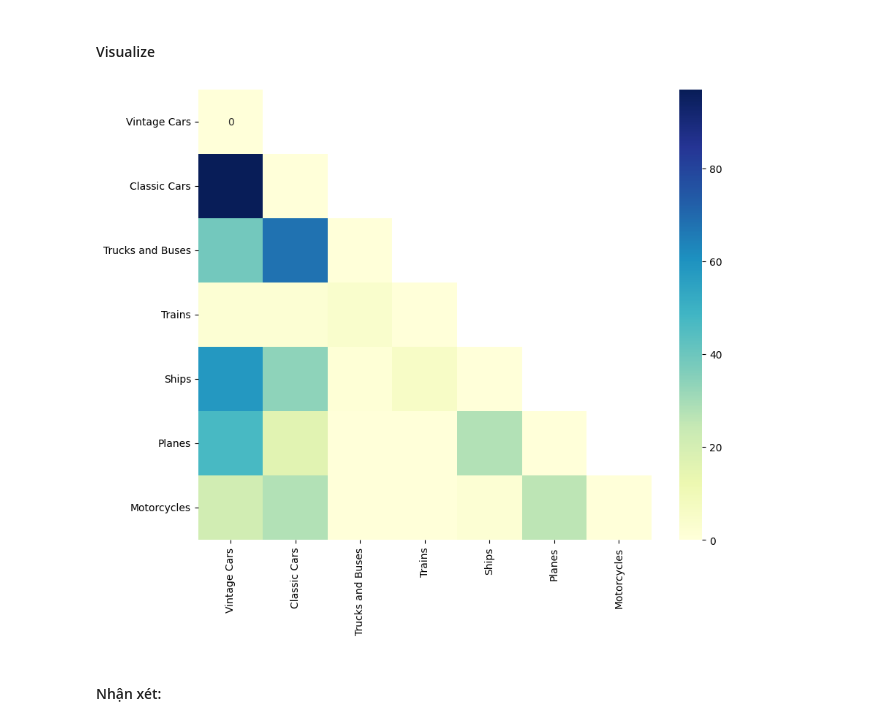
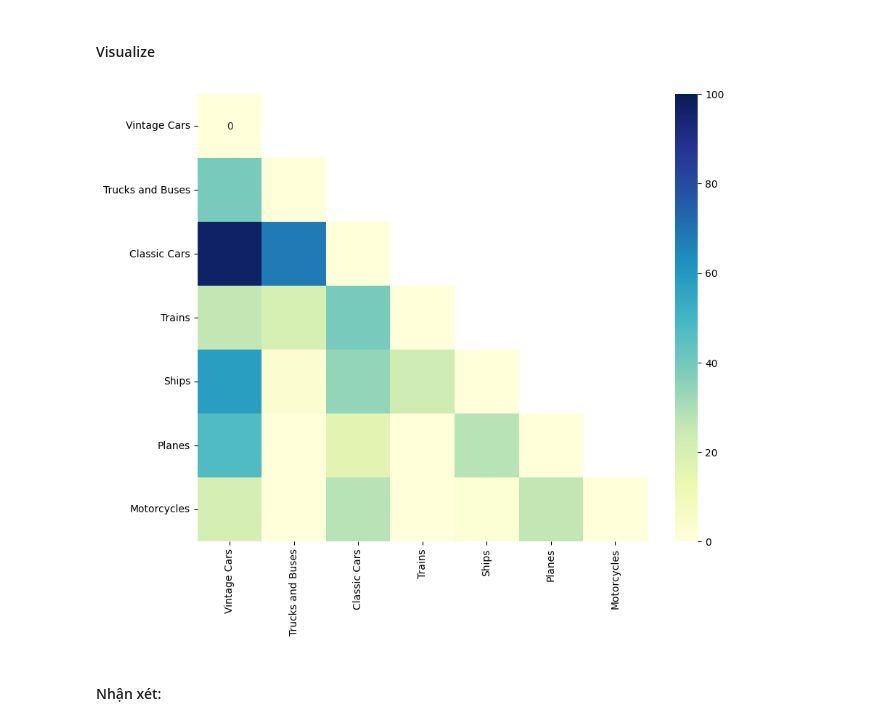
Before and after one commit to fabyanbui/Programming4DS_FinalProject, a Jupyter notebook: notebooks/3.2-eda.ipynb, the cells around one changed output. Drawn from its saved outputs; the diff is of its cells as text; code cells hidden in the pictures.

```diff
--- a/notebooks/3.2-eda.ipynb
+++ b/notebooks/3.2-eda.ipynb
@@ -302,17 +302,20 @@ line_df
 - Tạo dataframe với index các dòng, các cột là `productline`
 - Giá trị mỗi ô chính là số lần hai sản phẩm xuất hiện trong cùng một đơn hàng.
 # %%
+cols = line_df['productline'].explode().unique()
 product_combinations = {}
 
 for product_line_set in line_df['productline']:
     products = list(product_line_set)
+    if len(products) == 0: continue
     for i in range(len(products) - 1):
         for j in range(i + 1, len(products)):
             combination = (products[i], products[j])
             product_combinations[combination] = product_combinations.get(combination, 0) + 1
+            combination = (products[j], products[i])
+            product_combinations[combination] = product_combinations.get(combination, 0) + 1
 
-product_combinations_df = pd.DataFrame(index=line_df['productline'].explode().unique(),
-                                       columns=line_df['productline'].explode().unique(), data=0)
+product_combinations_df = pd.DataFrame(index=cols, columns=cols, data=0)
 
 for combination, count in product_combinations.items():
     product_combinations_df.at[combination[0], combination[1]] = count
@@ -322,9 +325,9 @@ for combination, count in product_combinations.items():
 # %%
 plt.figure(figsize = (10,8))
 mask = np.triu(np.ones_like(product_combinations_df), k = 1)
-sns.heatmap(product_combinations_df, annot = True, fmt = 'd', cmap="YlGnBu", mask = mask, vmin = 0)
+sns.heatmap(product_combinations_df, annot = True, fmt = 'd', cmap="YlGnBu", mask = mask, vmin = 0, vmax = 100)
 plt.show()
 # %% [output]
-[figure, old version]
+[figure, new version]
 # %% [markdown]
 #### Nhận xét:
```
Also changed, not shown: parts of 1 cell of this notebook, 1 other file.
